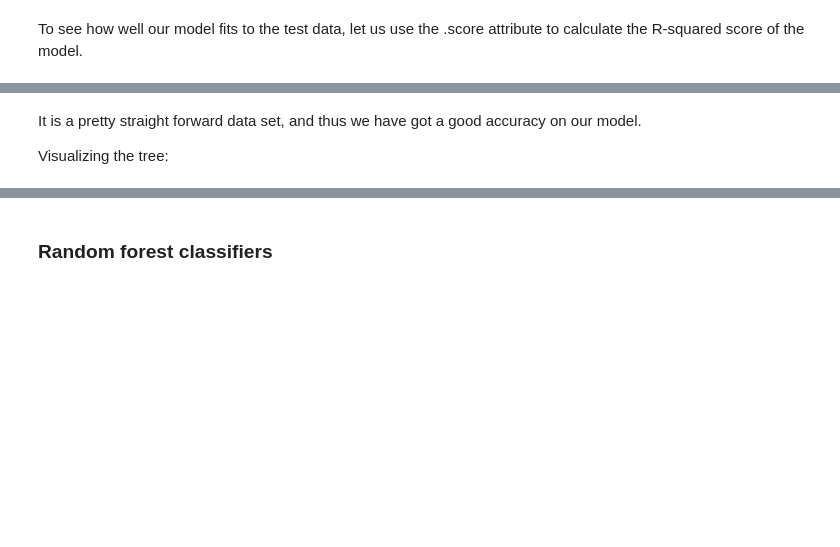
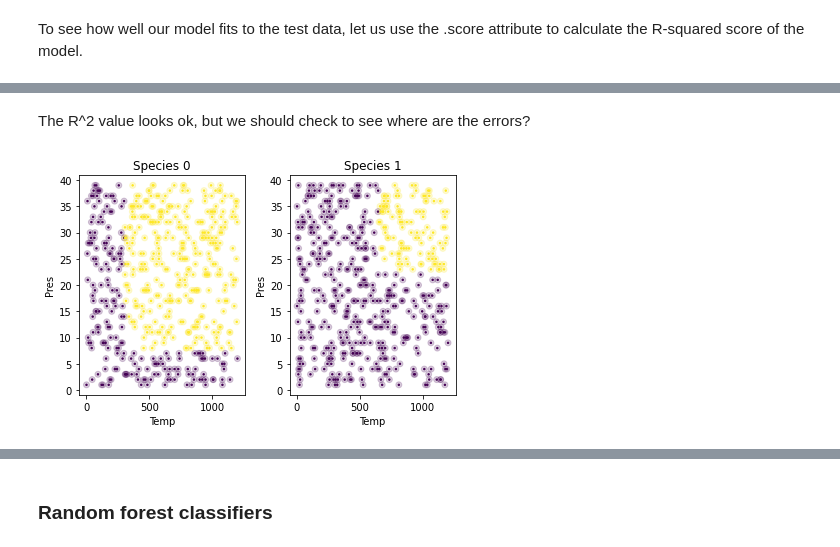
Before and after one commit to jkitchin/s24-06642, a Jupyter notebook: dsmles/08-random-forests/random-forests.ipynb, the cells around one changed output, grey strips where cells are left out. Saved outputs shown, nothing was run; the diff lists cells and outputs as text; code cells hidden in the pictures; blank space fills up the shorter version.

```diff
--- a/dsmles/08-random-forests/random-forests.ipynb
+++ b/dsmles/08-random-forests/random-forests.ipynb
@@ -316,7 +299,7 @@ array([[953,  12,   0],
 # %%
 # True test labels
-
-ytrueTest = np.array(df1.SuperCritical)
+Xtest = df1[['Temp', 'Pres', 'Species']]
+ytrueTest = df1.SuperCritical
 # %% [markdown]
 To see how well our model fits to the test data, let us use the .score attribute to calculate the R-squared score of the model.
 # %%
@@ -326,4 +309,33 @@ R-Squared Score: 0.889
-# %% [markdown]
-It is a pretty straight forward data set, and thus we have got a good accuracy on our model.
-
-Visualizing the tree:
+# %% [markdown]
+The R^2 value looks ok, but we should check to see where are the errors?
+# %%
+fig, (ax1, ax2) = plt.subplots(1, 2)
+# First, the raw test data as transparent circlies
+s0 = df1.query('Species==0')
+ax1.scatter(s0['Temp'], s0['Pres'], c=s0['SuperCritical'], alpha=0.2)
+ax1.set_xlabel('Temp')
+ax1.set_ylabel('Pres')
+ax1.set_title('Species 0')
+
+pdf = tree3.predict(Xtest)
+
+# Now the predicted colors.
+ax1.scatter(Xtest.query('Species==0')['Temp'],
+            Xtest.query('Species==0')['Pres'],
+            c=s0['SuperCritical'],
+            s=2)
+
+s1 = df1.query('Species==1')
+ax2.scatter(s1['Temp'], s1['Pres'], c=s1['SuperCritical'], alpha=0.2)
+ax2.set_xlabel('Temp')
+ax2.set_ylabel('Pres')
+ax2.set_title('Species 1')
+
+ax2.scatter(Xtest.query('Species==1')['Temp'],
+            Xtest.query('Species==1')['Pres'],
+            c=s1['SuperCritical'],
+            s=2)
+
+plt.tight_layout()
+# %% [output]
+[figure, added]
```
Also changed, not shown: parts of 16 cells of this notebook.
